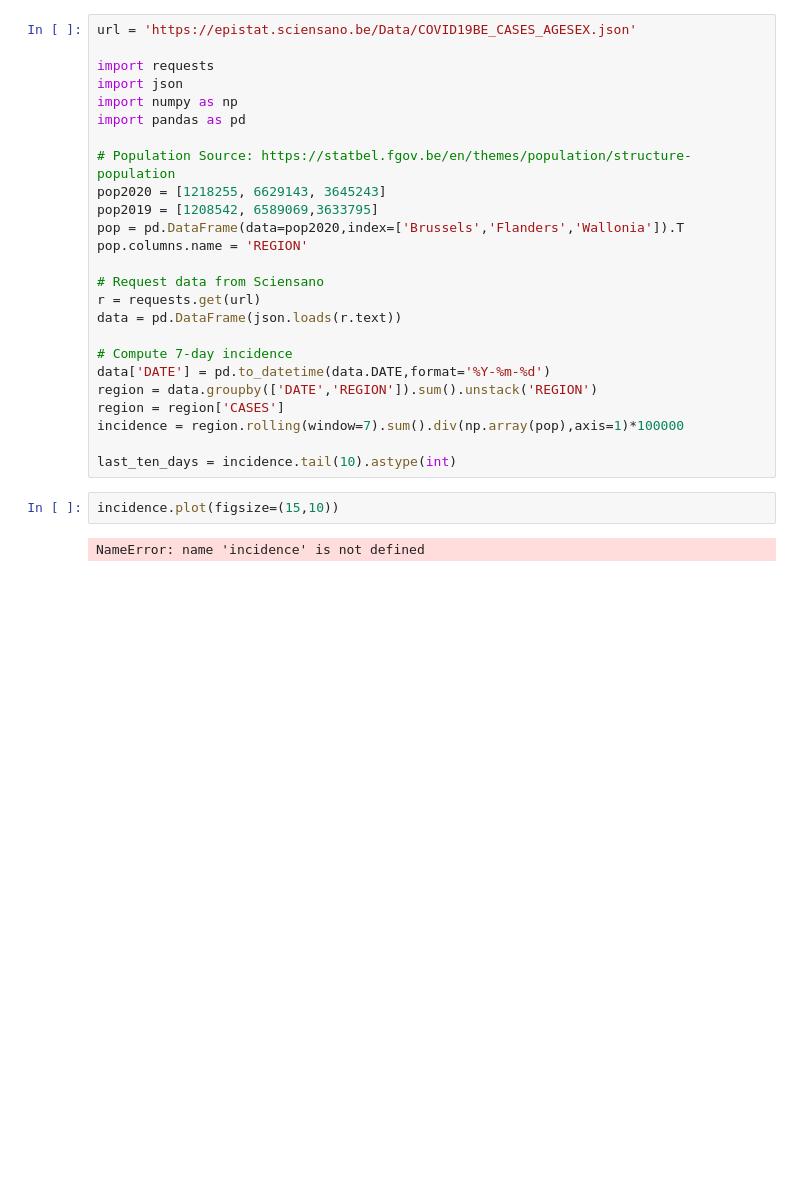
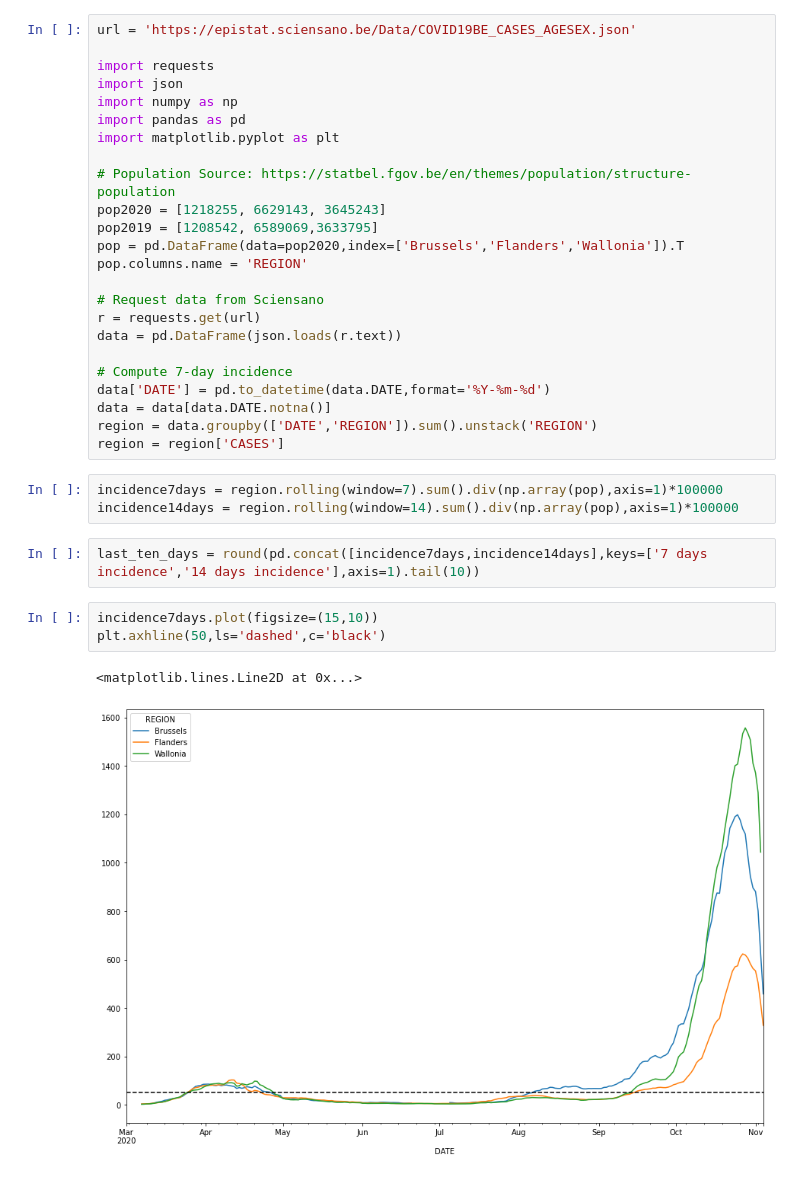
Before and after one commit to hendrikscheewel/7day_incidence, a Jupyter notebook: covid_belgium.ipynb, the cells around one changed output. Cells and saved outputs as stored; diff of their text form; blank space fills up the shorter version.

```diff
--- a/covid_belgium.ipynb
+++ b/covid_belgium.ipynb
@@ -5,6 +5,7 @@ import requests
 import json
 import numpy as np
 import pandas as pd
+import matplotlib.pyplot as plt
 
 # Population Source: https://statbel.fgov.be/en/themes/population/structure-population
 pop2020 = [1218255, 6629143, 3645243]
@@ -18,15 +19,20 @@ data = pd.DataFrame(json.loads(r.text))
 
 # Compute 7-day incidence
 data['DATE'] = pd.to_datetime(data.DATE,format='%Y-%m-%d')
+data = data[data.DATE.notna()]
 region = data.groupby(['DATE','REGION']).sum().unstack('REGION')
 region = region['CASES']
-incidence = region.rolling(window=7).sum().div(np.array(pop),axis=1)*100000
-
-last_ten_days = incidence.tail(10).astype(int)
+# %%
+incidence7days = region.rolling(window=7).sum().div(np.array(pop),axis=1)*100000
+incidence14days = region.rolling(window=14).sum().div(np.array(pop),axis=1)*100000
+# %%
+last_ten_days = round(pd.concat([incidence7days,incidence14days],keys=['7 days incidence','14 days incidence'],axis=1).tail(10))
 # %%
-incidence.plot(figsize=(15,10))
+incidence7days.plot(figsize=(15,10))
+plt.axhline(50,ls='dashed',c='black')
 # %% [output]
-NameError: name 'incidence' is not defined
+<matplotlib.lines.Line2D at 0x...>
+[figure, added]
 # %%
 last_ten_days
 # %% [output]
```
Also changed, not shown: parts of 1 cell of this notebook.
